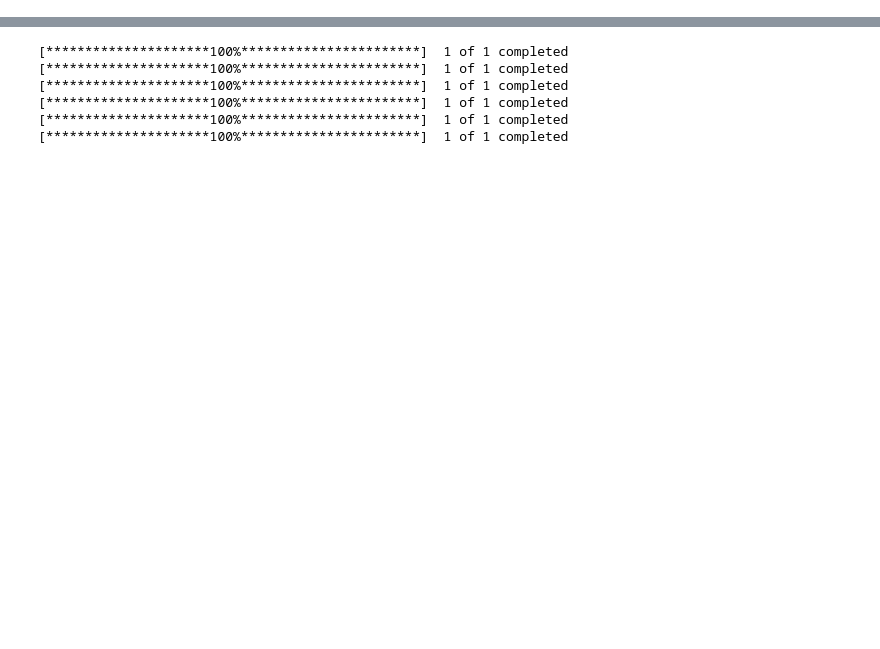
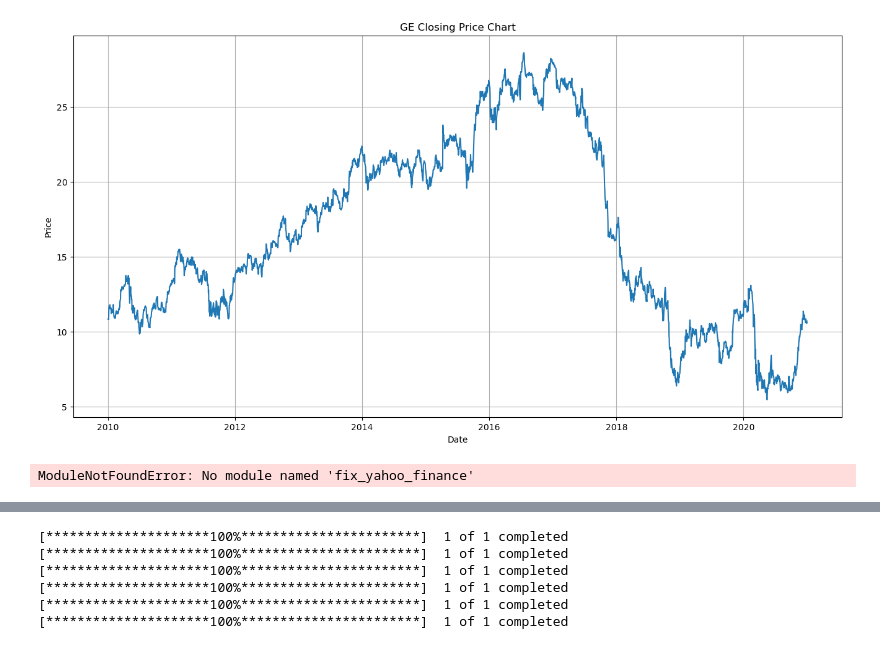
Before and after one commit to pauleppers/StockAnalysis, a Jupyter notebook: Relative_Value_Analysis.ipynb, the cells around one changed output, grey strips where cells are left out. Drawn from its saved outputs; the diff is of its cells as text; code cells hidden in the pictures; blank space fills up the shorter version.

```diff
--- a/Relative_Value_Analysis.ipynb
+++ b/Relative_Value_Analysis.ipynb
@@ -12,0 +15,17 @@ import yfinance as yf
+# %%
+# input
+symbol = 'ge'
+start = '2010-01-02'
+end = '2020-12-31'
+
+# Read data
+data = yf.download(symbol,start,end)
+
+# Read data
+dataset = yf.download(symbol,start,end)
+
+# View Data
+dataset.head()
+
+# View Columns
+data.head()
@@ -12,0 +52,23 @@ import yfinance as yf
+# %%
+plt.figure(figsize=(16,8))
+plt.plot(dataset['Adj Close'])
+plt.title('GE Closing Price Chart')
+plt.xlabel('Date')
+plt.ylabel('Price')
+plt.grid(True)
+plt.show()
+# %% [output]
+[figure, added]
+# %%
+import numpy as np
+import matplotlib.pyplot as plt; plt.rcdefaults()
+import pandas as pd
+
+import warnings
+warnings.filterwarnings("ignore")
+
+# fix_yahoo_finance is used to fetch data
+import fix_yahoo_finance as yf
+yf.pdr_override()
+# %% [output]
+ModuleNotFoundError: No module named 'fix_yahoo_finance'
```
Also changed, not shown: parts of 79 cells of this notebook.
